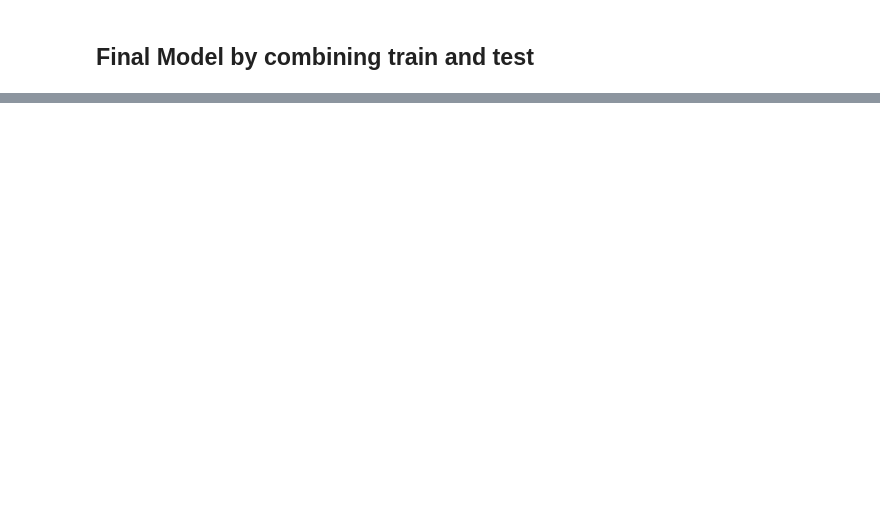
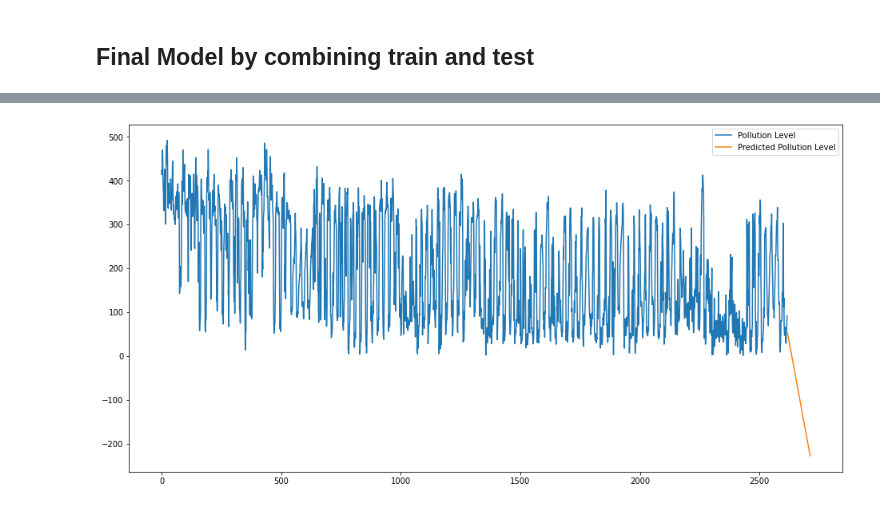
Before and after one commit to Gopizone/DataScience, a Jupyter notebook: Forecasting_Data_Driven_Models(Delhi).ipynb, the cells around one changed output, grey strips where cells are left out. Saved outputs shown, nothing was run; the diff lists cells and outputs as text; code cells hidden in the pictures; blank space fills up the shorter version.

```diff
--- a/Forecasting_Data_Driven_Models(Delhi).ipynb
+++ b/Forecasting_Data_Driven_Models(Delhi).ipynb
@@ -275,4 +293,4 @@ MAPE(pred_hwe_mul_add,Test.pm25_U)
 hw_model = Holt(df["pm25_U"]).fit(smoothing_level=0.1, smoothing_slope=0.05)
 # %%
 #Forecasting for next 24 hrs periods
-hw_model.forecast(24)
+hw_forcaste=hw_model.forecast(96)
@@ -296,0 +312,9 @@ dtype: float64
+# %%
+plt.figure(figsize=(16,8))
+plt.plot(df['pm25_U'], label='Pollution Level')
+plt.plot(hw_forcaste, label='Predicted Pollution Level')
+#plt.plot(y_hat_avg['moving_avg_forecast'], label='Moving Average Forecast')
+plt.legend(loc='best')
+plt.show()
+# %% [output]
+[figure, added]
```
Also changed, not shown: parts of 16 cells of this notebook.
